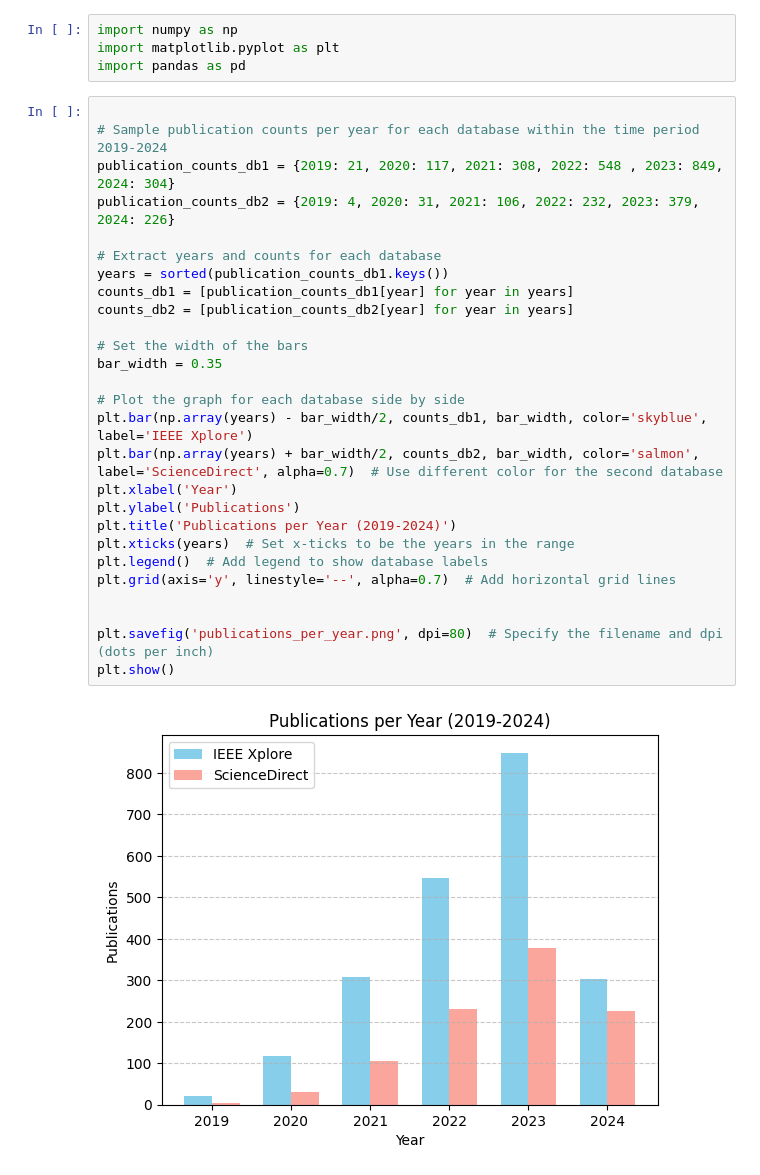
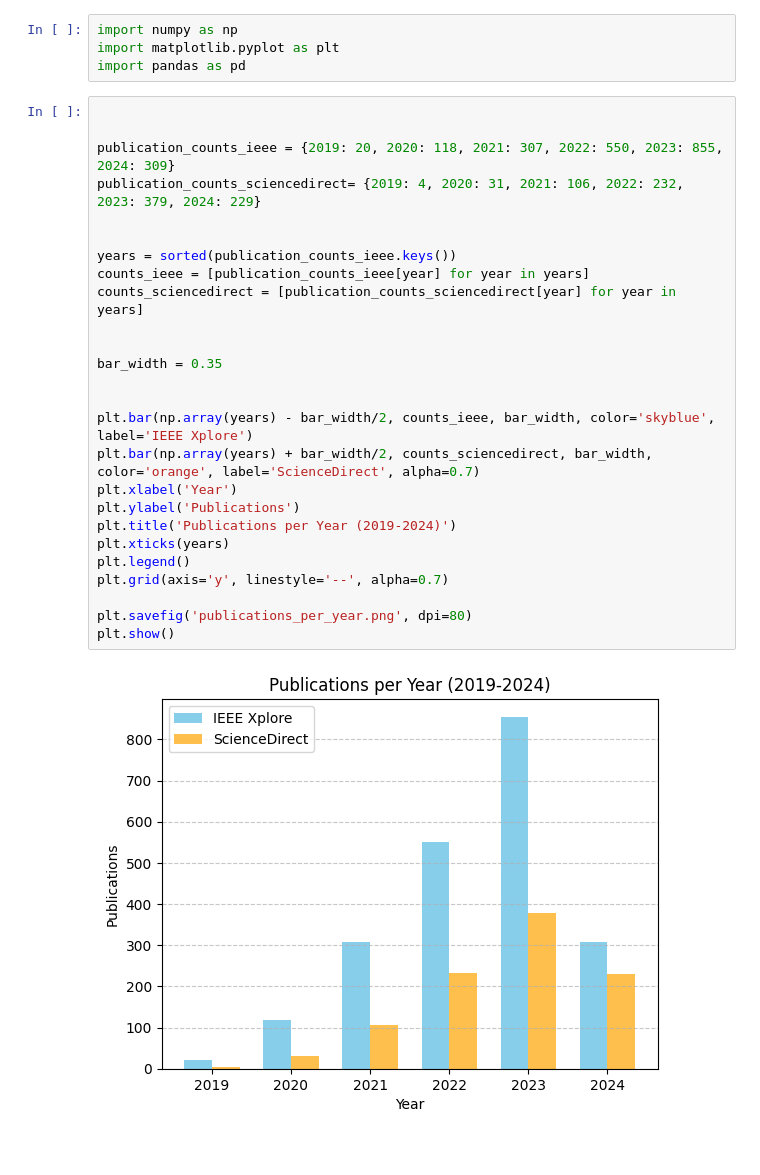
Before and after one commit to Gil32610/review-article-metadata, a Jupyter notebook: Bibliometrics.ipynb, the cells around one changed output. Cells and saved outputs as stored; diff of their text form.

Commit message:
labels

```diff
--- a/Bibliometrics.ipynb
+++ b/Bibliometrics.ipynb
@@ -4,30 +4,29 @@ import matplotlib.pyplot as plt
 import pandas as pd
 # %%
 
-# Sample publication counts per year for each database within the time period 2019-2024
-publication_counts_db1 = {2019: 21, 2020: 117, 2021: 308, 2022: 548 , 2023: 849, 2024: 304}
-publication_counts_db2 = {2019: 4, 2020: 31, 2021: 106, 2022: 232, 2023: 379, 2024: 226}
 
-# Extract years and counts for each database
-years = sorted(publication_counts_db1.keys())
-counts_db1 = [publication_counts_db1[year] for year in years]
-counts_db2 = [publication_counts_db2[year] for year in years]
+publication_counts_ieee = {2019: 20, 2020: 118, 2021: 307, 2022: 550, 2023: 855, 2024: 309}
+publication_counts_sciencedirect= {2019: 4, 2020: 31, 2021: 106, 2022: 232, 2023: 379, 2024: 229}
 
-# Set the width of the bars
+
+years = sorted(publication_counts_ieee.keys())
+counts_ieee = [publication_counts_ieee[year] for year in years]
+counts_sciencedirect = [publication_counts_sciencedirect[year] for year in years]
+
+
 bar_width = 0.35
 
-# Plot the graph for each database side by side
-plt.bar(np.array(years) - bar_width/2, counts_db1, bar_width, color='skyblue', label='IEEE Xplore')
-plt.bar(np.array(years) + bar_width/2, counts_db2, bar_width, color='salmon', label='ScienceDirect', alpha=0.7)  # Use different color for the second database
+
+plt.bar(np.array(years) - bar_width/2, counts_ieee, bar_width, color='skyblue', label='IEEE Xplore')
+plt.bar(np.array(years) + bar_width/2, counts_sciencedirect, bar_width, color='orange', label='ScienceDirect', alpha=0.7)
 plt.xlabel('Year')
 plt.ylabel('Publications')
 plt.title('Publications per Year (2019-2024)')
-plt.xticks(years)  # Set x-ticks to be the years in the range
-plt.legend()  # Add legend to show database labels
-plt.grid(axis='y', linestyle='--', alpha=0.7)  # Add horizontal grid lines
+plt.xticks(years)
+plt.legend()
+plt.grid(axis='y', linestyle='--', alpha=0.7)
 
-
-plt.savefig('publications_per_year.png', dpi=80)  # Specify the filename and dpi (dots per inch)
+plt.savefig('publications_per_year.png', dpi=80)
 plt.show()
 # %% [output]
-[figure, old version]
+[figure, new version]
```
Also changed, not shown: 1 other file.
